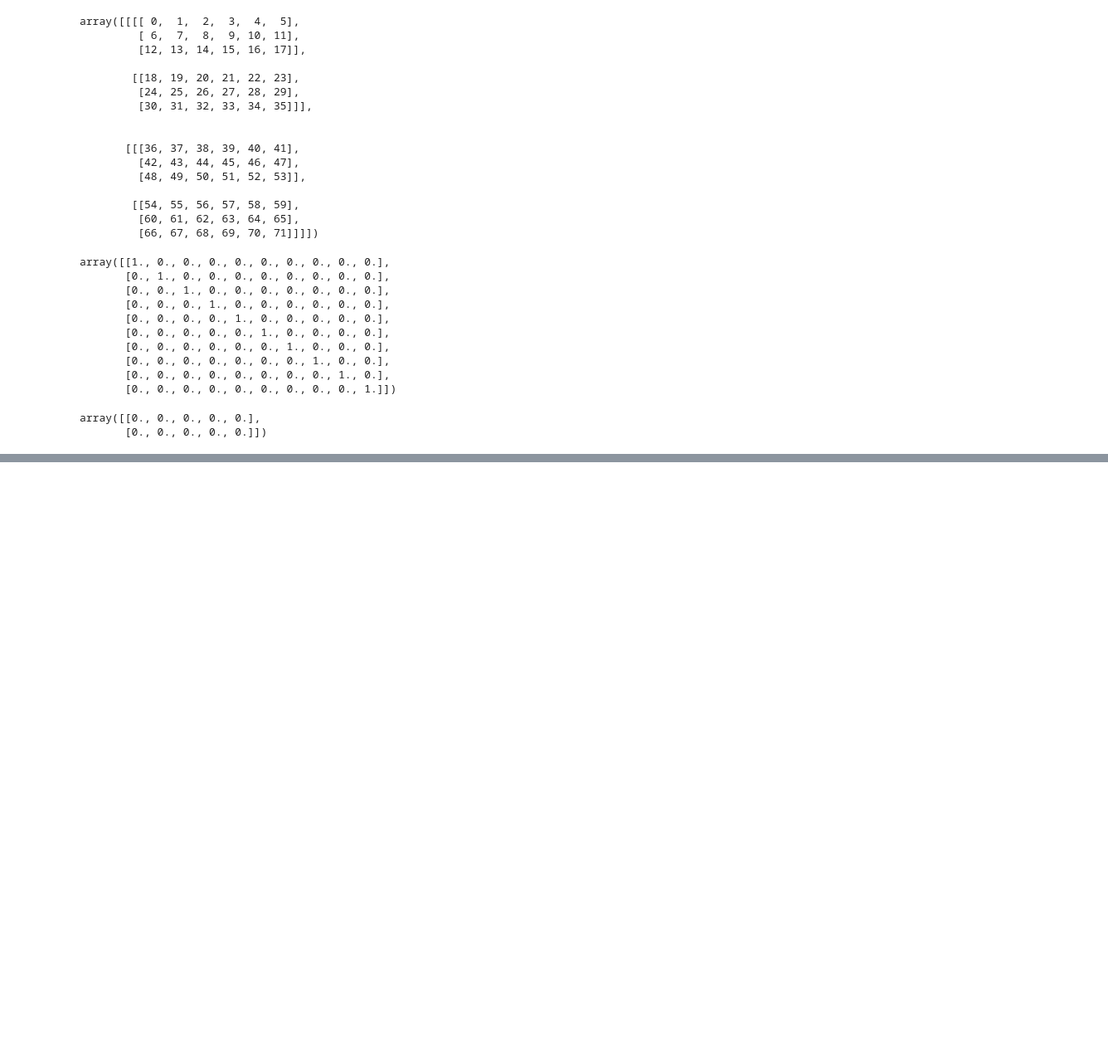
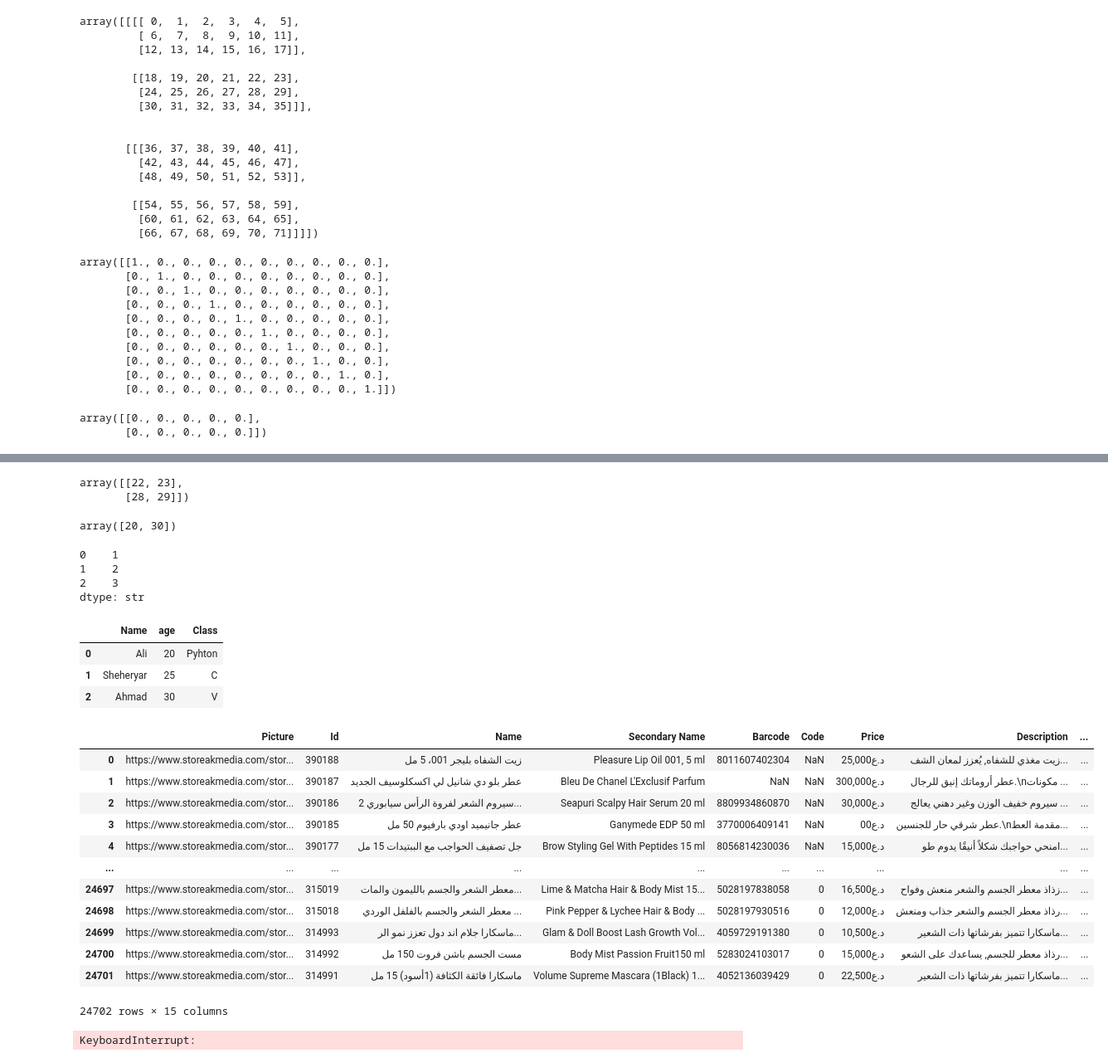
Before and after one commit to sheheryar-78/AdvancePython, a Jupyter notebook: Python.ipynb, the cells around one changed output, grey strips where cells are left out. Shown at 83% size. Cells and saved outputs as stored; diff of their text form; code cells hidden in the pictures; blank space fills up the shorter version.

```diff
--- a/Python.ipynb
+++ b/Python.ipynb
@@ -49,0 +69,6 @@ array([[0., 0., 0., 0., 0.],
+# %%
+arr=np.array(range(30)).reshape(5,6)
+arr[3:,4:]
+# %% [output]
+array([[22, 23],
+       [28, 29]])
@@ -49,0 +77,16 @@ array([[0., 0., 0., 0., 0.],
+# %%
+import numpy as np
+tbt=np.array(([10,20,30,40]))
+ar=tbt[(tbt>10) & (tbt<40)]
+ar
+# %% [output]
+array([20, 30])
+# %%
+import pandas as pd
+sr=pd.Series(['1','2','3'])
+sr
+# %% [output]
+0    1
+1    2
+2    3
+dtype: str
@@ -49,0 +99,37 @@ array([[0., 0., 0., 0., 0.],
+# %%
+import pandas as pd
+userData={'Name':['Ali','Sheheryar','Ahmad'],'age':[20,25,30],'Class':['Pyhton','C','V'] }
+df1=pd.DataFrame(userData)
+df1.to_csv('UserData.csv')
+df1
+# %% [output]
+|  | Name | age | Class |
+| 0 | Ali | 20 | Pyhton |
+| 1 | Sheheryar | 25 | C |
+| 2 | Ahmad | 30 | V |
+# %%
+import openpyxl as opx
+df=pd.read_excel('VendorProducts.xlsx')
+df
+# %% [output]
+|  | Picture | Id | Name | Secondary Name | Barcode | Code | Price | Description | ... |
+| 0 | https://www.storeakmedia.com/stor... | 390188 | زيت الشفاه بليجر 001، 5 مل | Pleasure Lip Oil 001, 5 ml | 8011607402304 | NaN | 25,000د.ع | زيت مغذي للشفاه, يُعزز لمعان الشف... | ... |
+| 1 | https://www.storeakmedia.com/stor... | 390187 | عطر بلو دي شانيل لي اكسكلوسيف الجديد | Bleu De Chanel L'Exclusif Parfum | NaN | NaN | 300,000د.ع | عطر أروماتك إنيق للرجال.\nمكونات ... | ... |
+| 2 | https://www.storeakmedia.com/stor... | 390186 | سيروم الشعر لفروة الرأس سيابوري 2... | Seapuri Scalpy Hair Serum 20 ml | 8809934860870 | NaN | 30,000د.ع | سيروم خفيف الوزن وغير دهني يعالج ... | ... |
+| 3 | https://www.storeakmedia.com/stor... | 390185 | عطر جانيميد اودي بارفيوم 50 مل | Ganymede EDP 50 ml | 3770006409141 | NaN | 00د.ع | عطر شرقي حار للجنسين.\nمقدمة العط... | ... |
+| 4 | https://www.storeakmedia.com/stor... | 390177 | جل تصفيف الحواجب مع الببتيدات 15 مل | Brow Styling Gel With Peptides 15 ml | 8056814230036 | NaN | 15,000د.ع | امنحي حواجبك شكلاً أنيقًا يدوم طو... | ... |
+| ... | ... | ... | ... | ... | ... | ... | ... | ... | ... |
+| 24697 | https://www.storeakmedia.com/stor... | 315019 | معطر الشعر والجسم بالليمون والمات... | Lime & Matcha Hair & Body Mist 15... | 5028197838058 | 0 | 16,500د.ع | زذاذ معطر الجسم والشعر منعش وفواح... | ... |
+| 24698 | https://www.storeakmedia.com/stor... | 315018 | معطر الشعر والجسم بالفلفل الوردي ... | Pink Pepper & Lychee Hair & Body ... | 5028197930516 | 0 | 12,000د.ع | رذاذ معطر الجسم والشعر جذاب ومنعش... | ... |
+| 24699 | https://www.storeakmedia.com/stor... | 314993 | ماسكارا جلام اند دول تعزز نمو الر... | Glam & Doll Boost Lash Growth Vol... | 4059729191380 | 0 | 10,500د.ع | ماسكارا تتميز بفرشاتها ذات الشعير... | ... |
+| 24700 | https://www.storeakmedia.com/stor... | 314992 | مست الجسم باشن فروت 150 مل | Body Mist Passion Fruit150 ml | 5283024103017 | 0 | 15,000د.ع | رذاذ معطر للجسم, يساعدك على الشعو... | ... |
+| 24701 | https://www.storeakmedia.com/stor... | 314991 | ماسكارا فائقة الكثافة (1أسود) 15 مل | Volume Supreme Mascara (1Black) 1... | 4052136039429 | 0 | 22,500د.ع | ماسكارا تتميز بفرشاتها ذات الشعير... | ... |
+24702 rows × 15 columns
+# %%
+#Create Banking System
+user=[]
+print('Welcome to the banking system')
+while(true):
+    if(user==Data)
+# %% [output]
+KeyboardInterrupt:
```
Also changed, not shown: parts of 5 cells of this notebook, 5 other files.
